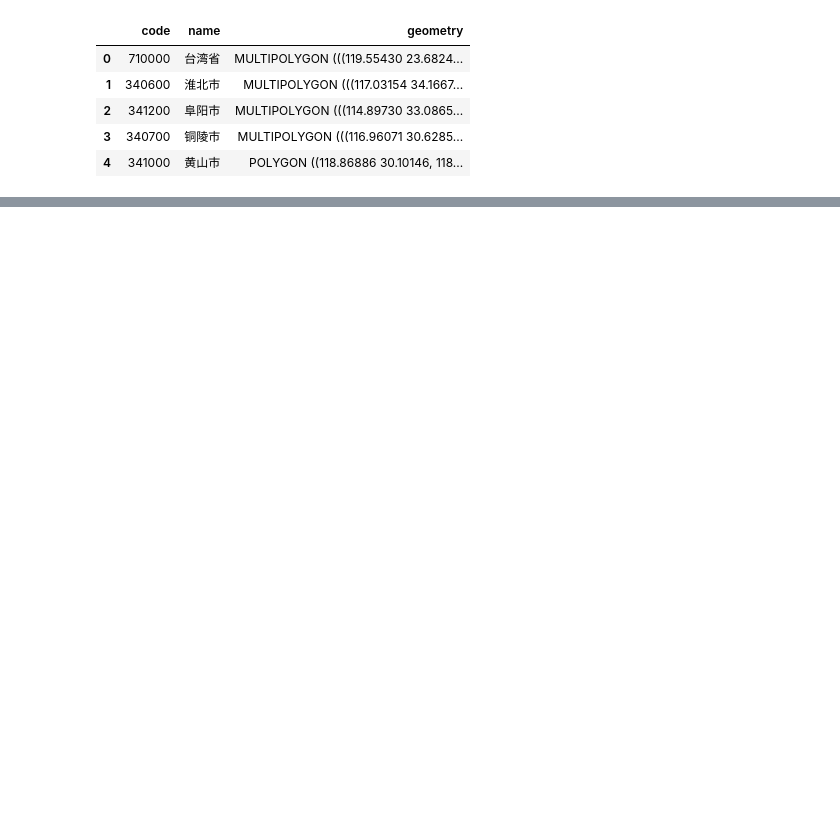
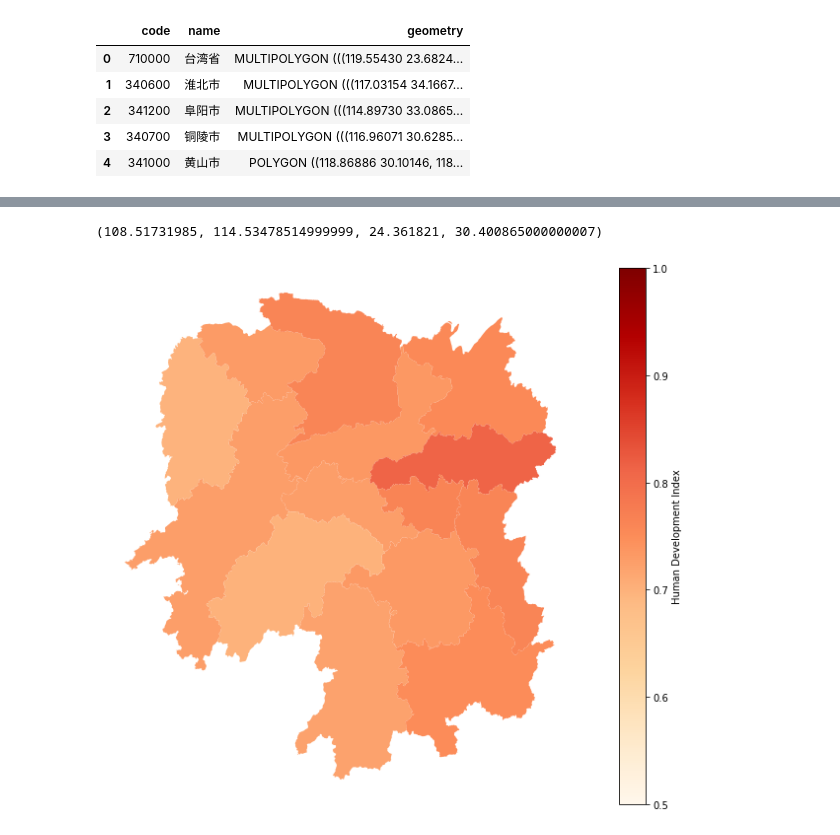
Before and after one commit to tsycstang/china_hdi_2016, a Jupyter notebook: Geo_Analysis_China.ipynb, the cells around one changed output, grey strips where cells are left out. Saved outputs shown, nothing was run; the diff lists cells and outputs as text; code cells hidden in the pictures; blank space fills up the shorter version.

```diff
--- a/Geo_Analysis_China.ipynb
+++ b/Geo_Analysis_China.ipynb
@@ -124,0 +128,11 @@ china_hdi[china_hdi['province name']==prov].plot(
+# %%
+china_hdi[china_hdi['province name']=="湖南省"].plot(
+    'hdi', legend=True, cmap='OrRd', figsize=(15, 10),
+    legend_kwds={'label': "Human Development Index"},
+    # missing_kwds={"color": "lightgrey"},
+    vmin=0.5, vmax=1.
+    )
+plt.axis('off')
+# %% [output]
+(108.51731985, 114.53478514999999, 24.361821, 30.400865000000007)
+[figure, added]
```
Also changed, not shown: parts of 11 cells of this notebook.
